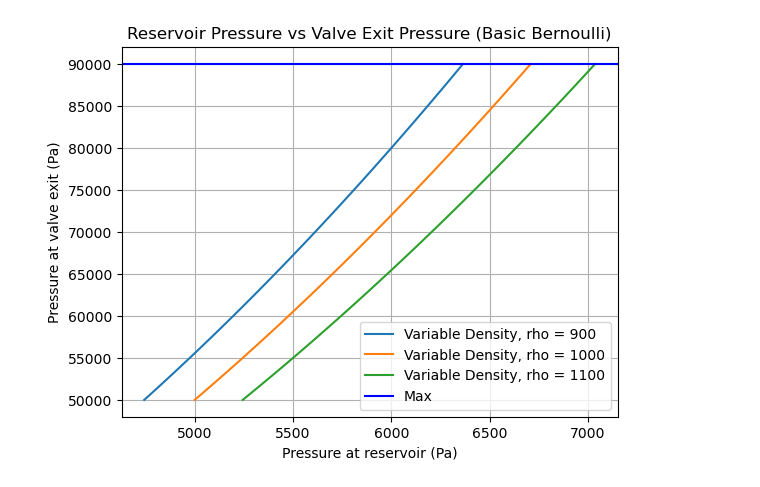
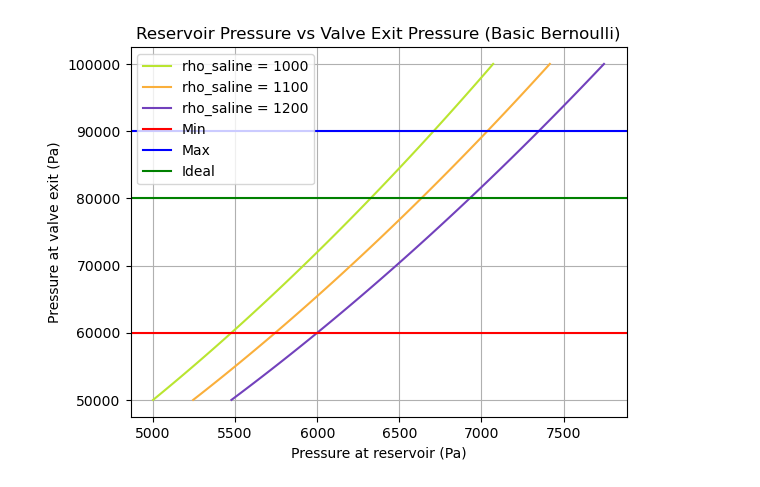
Before and after one commit to keroshanpillay/WeSuckOnWounds, a Jupyter notebook: retro_init_calcs.ipynb, the cells around one changed output. Drawn from its saved outputs; the diff is of its cells as text; code cells hidden in the pictures.

```diff
--- a/retro_init_calcs.ipynb
+++ b/retro_init_calcs.ipynb
@@ -11,46 +11,42 @@ import matplotlib.pyplot as plt
 
 #Valve pressure at tube exit
 p_exit = 80e3 #Pa
-p_exit = np.linspace(50e3, 90e3, 100)
+p_exit = np.linspace(50e3, 100e3, 100)
 
 #Density of saline
 rho_saline = 1000 #kg/m^3
 v_flesh = np.sqrt(2*p_exit/rho_saline)
 
 
 ########################################################################################################
 
 #Pressure at reservoir
 # P1 = P2 + 0.5 * rho * v_2^2
 
 p_atm = 101325 #atm
 p_reservoir = p_atm + 0.5 * rho_saline * v_flesh
 p_res_valve = p_reservoir - p_atm
 
-
-
 #LIMITS
-p_exit_min = 50e3
+p_exit_min = 60e3
 p_exit_max = 90e3
 p_exit_ideal = 80e3
 
-rho_saline_var = [900,1000,1100]
+rho_saline_var = [1000,1100,1200]
 
 for rho in rho_saline_var:
     v_flesh_var = np.sqrt(2*p_exit/rho)
     p_reservoir_var = p_atm + 0.5 * rho * v_flesh_var
     p_res_valve_var = p_reservoir_var - p_atm
-    plt.plot(p_res_valve_var, p_exit, label = 'Variable Density, rho = '+str(rho))
-
-
+    plt.plot(p_res_valve_var, p_exit, label = 'rho_saline = '+str(rho), c=np.random.rand(3,))
 
 plt.ylabel('Pressure at valve exit (Pa)')
 plt.xlabel('Pressure at reservoir (Pa)')
 plt.title('Reservoir Pressure vs Valve Exit Pressure (Basic Bernoulli)')
-#plt.axhline(y=p_exit_min, color='r', linestyle='-', label='Min')
-#plt.axhline(y=p_exit_max, color='blue', linestyle='-', label='Max')
-#plt.axhline(y=p_exit_ideal, color='g', linestyle='-', label='Ideal')
+plt.axhline(y=p_exit_min, color='r', linestyle='-', label='Min')
+plt.axhline(y=p_exit_max, color='blue', linestyle='-', label='Max')
+plt.axhline(y=p_exit_ideal, color='g', linestyle='-', label='Ideal')
 plt.legend()
 plt.grid()
 # %% [output]
-[figure, old version]
+[figure, new version]
```
Also changed, not shown: parts of 2 cells of this notebook.
